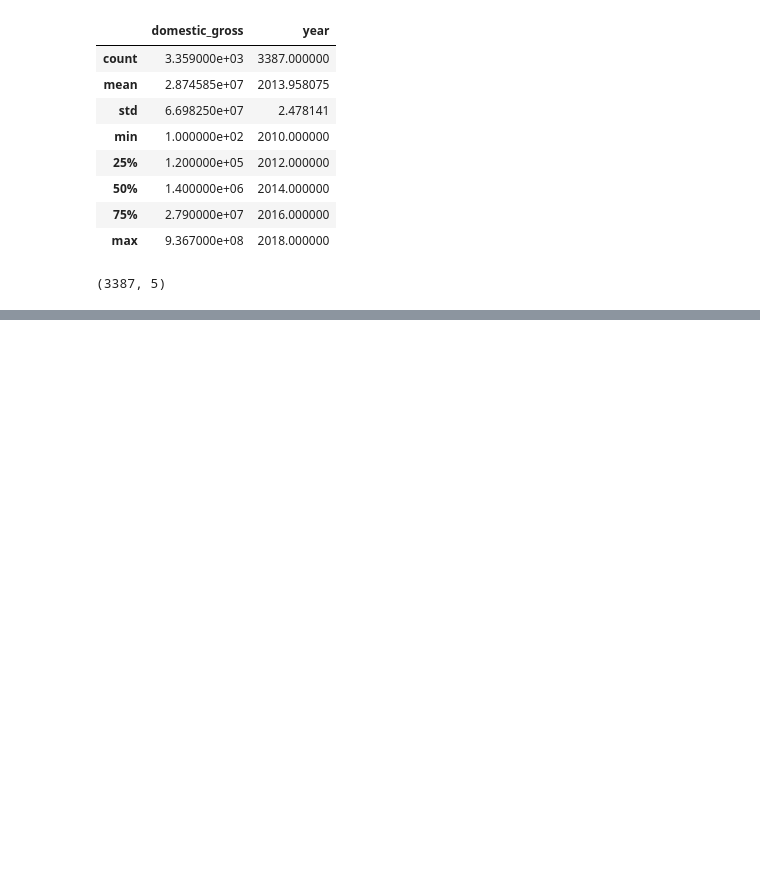
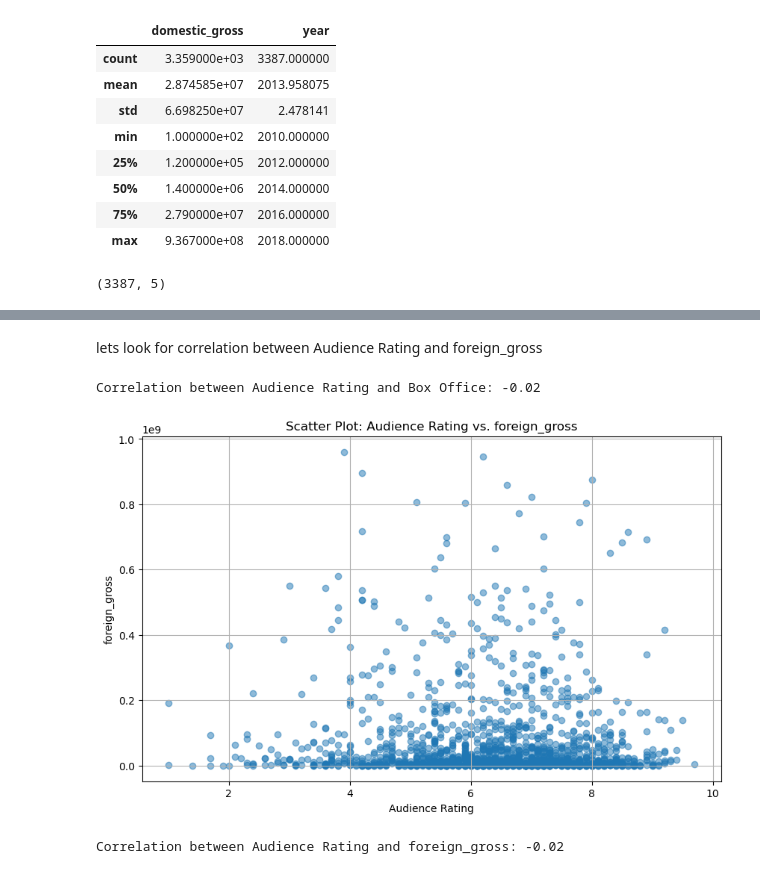
Before and after one commit to kosgei-cr/phase1_project, a Jupyter notebook: student.ipynb, the cells around one changed output, grey strips where cells are left out. Saved outputs shown, nothing was run; the diff lists cells and outputs as text; code cells hidden in the pictures; blank space fills up the shorter version.

```diff
--- a/student.ipynb
+++ b/student.ipynb
@@ -243,0 +554,23 @@ KeyError: 'movie_title'
+# %% [markdown]
+lets look for correlation between Audience Rating and foreign_gross
+# %%
+correlation = movie_ratings_df['averagerating'].corr(box_office_df_cleaned['foreign_gross'])
+print(f"Correlation between Audience Rating and Box Office: {correlation:.2f}")
+# %% [output]
+Correlation between Audience Rating and Box Office: -0.02
+# %%
+# Create a scatter plot to visualize the relationship between AudienceRating and BoxOffice
+plt.figure(figsize=(10, 6))
+plt.scatter(movie_ratings_df['averagerating'].head(1500), box_office_df_cleaned['foreign_gross'].head(1500), alpha=0.5)
+plt.title('Scatter Plot: Audience Rating vs. foreign_gross')
+plt.xlabel('Audience Rating')
+plt.ylabel('foreign_gross')
+plt.grid(True)
+plt.show()
+
+# Correlation Analysis
+correlation = movie_ratings_df['averagerating'].corr(box_office_df_cleaned['foreign_gross'])
+print(f"Correlation between Audience Rating and foreign_gross: {correlation:.2f}")
+# %% [output]
+[figure, added]
+Correlation between Audience Rating and foreign_gross: -0.02
```
Also changed, not shown: parts of 55 cells of this notebook, 2 other files.
